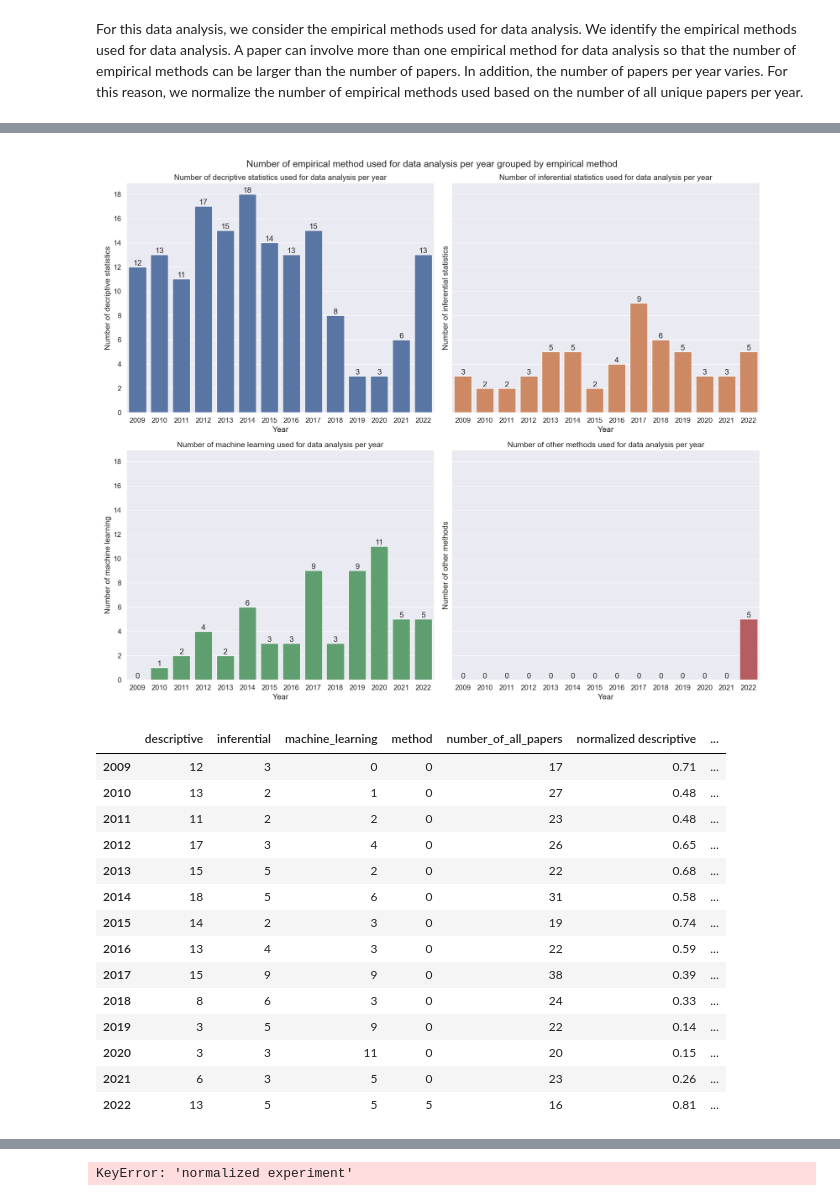
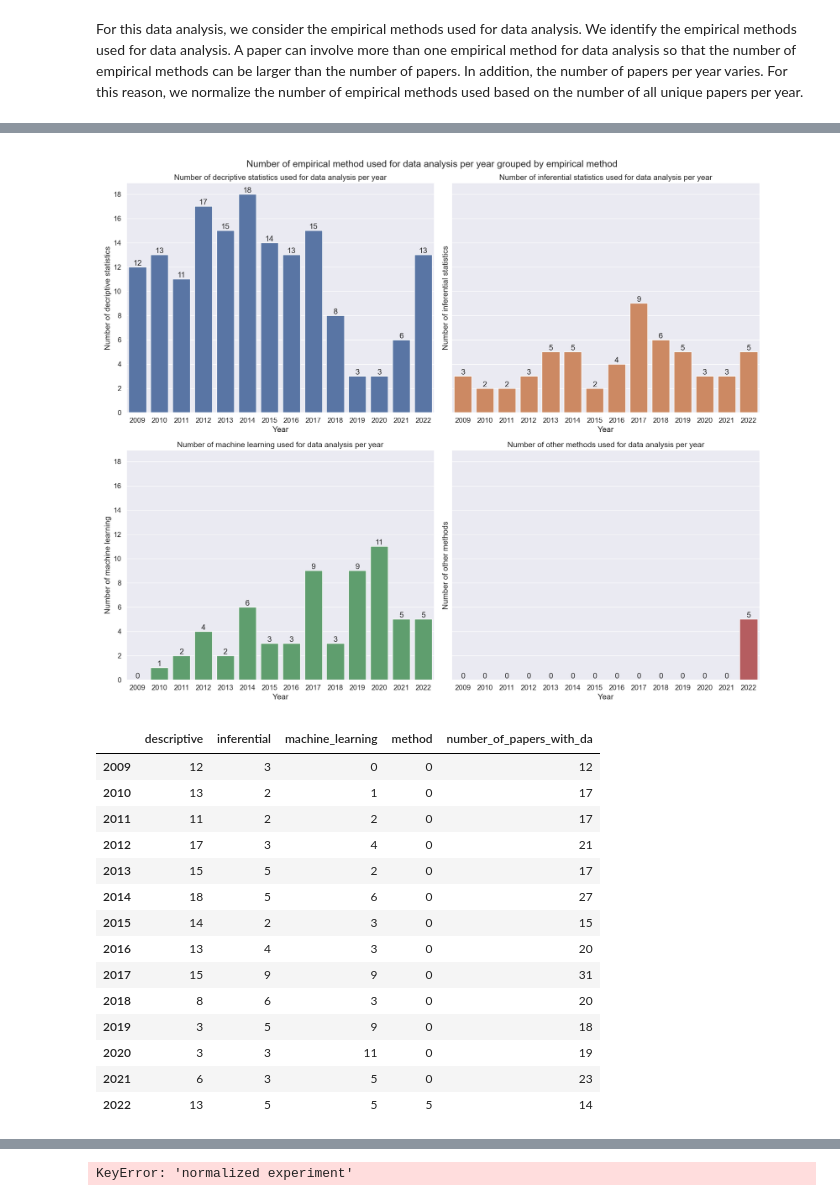
Before and after one commit to okarras/EmpiRE-Analysis, a Jupyter notebook: empire-analysis.ipynb, the cells around one changed output, grey strips where cells are left out. Drawn from its saved outputs; the diff is of its cells as text; code cells hidden in the pictures.

```diff
--- a/empire-analysis.ipynb
+++ b/empire-analysis.ipynb
@@ -691,8 +691,9 @@ plt.show()
 # %% [markdown]
 For this data analysis, we consider the empirical methods used for data analysis. We identify the empirical methods used for data analysis. A paper can involve more than one empirical method for data analysis so that the number of empirical methods can be larger than the number of papers. In addition, the number of papers per year varies. For this reason, we normalize the number of empirical methods used based on the number of all unique papers per year.
 # %%
+df_query_2_2 = df_query_2_2[df_query_2_2.da_label != 'no analysis']
 all_papers_per_year = pd.DataFrame(df_query_2_2.drop_duplicates(subset=['paper']).reset_index(drop=True)['year'].value_counts())
-all_papers_per_year.columns = ['number_of_all_papers']
+all_papers_per_year.columns = ['number_of_papers_with_da']
 all_papers_per_year = all_papers_per_year.sort_index()
 #display(all_papers_per_year)
 
@@ -714,49 +715,49 @@ figure, axis = plt.subplots(2, 2, figsize=(18, 15), sharey=True)
 bar1 = sns.barplot(data = result, x = result.index, y='descriptive', ax=axis[0,0], color=sns.color_palette()[0])
 bar1.bar_label(bar1.containers[0])
 bar1.yaxis.set_major_locator(MaxNLocator(integer=True))
 bar2 = sns.barplot(data = result, x = result.index, y='inferential', ax=axis[0,1], color=sns.color_palette()[1])
 bar2.bar_label(bar2.containers[0])
 bar2.yaxis.set_major_locator(MaxNLocator(integer=True))
 bar3 = sns.barplot(data = result, x = result.index, y='machine_learning', ax=axis[1,0], color=sns.color_palette()[2])
 bar3.bar_label(bar3.containers[0])
 bar3.yaxis.set_major_locator(MaxNLocator(integer=True))
 bar4 = sns.barplot(data = result, x = result.index, y='method', ax=axis[1,1], color=sns.color_palette()[3])
 bar4.bar_label(bar4.containers[0])
 bar4.yaxis.set_major_locator(MaxNLocator(integer=True))
 
 # Set titles
 plt.suptitle("Number of empirical method used for data analysis per year grouped by empirical method")
 bar1.set(title = 'Number of decriptive statistics used for data analysis per year', ylabel='Number of decriptive statistics', xlabel='Year')
 bar2.set(title = 'Number of inferential statistics used for data analysis per year', ylabel='Number of inferential statistics', xlabel='Year')
 bar3.set(title = 'Number of machine learning used for data analysis per year', ylabel='Number of machine learning', xlabel='Year')
 bar4.set(title = 'Number of other methods used for data analysis per year', ylabel='Number of other methods', xlabel='Year')
 
 # Set spacing between subplots
 figure.tight_layout()
 plt.savefig('Figures/CQ2/da_number_of_empirical_methods_used_grouped_by_method.png', dpi=300)
 plt.show()
 
 result = pd.concat([result, all_papers_per_year], axis=1)
-result['normalized descriptive'] = (result['descriptive'] / result['number_of_all_papers']).round(2)
-result['normalized inferential'] = (result['inferential'] / result['number_of_all_papers']).round(2)
-result['normalized machine_learning'] = (result['machine_learning'] / result['number_of_all_papers']).round(2)
-result['normalized method'] = (result['method'] / result['number_of_all_papers']).round(2)
+result['normalized descriptive'] = (result['descriptive'] / result['number_of_papers_with_da']).round(2)
+result['normalized inferential'] = (result['inferential'] / result['number_of_papers_with_da']).round(2)
+result['normalized machine_learning'] = (result['machine_learning'] / result['number_of_papers_with_da']).round(2)
+result['normalized method'] = (result['method'] / result['number_of_papers_with_da']).round(2)
 display(result)
 # %% [output]
 [figure]
 [figure]
-|  | descriptive | inferential | machine_learning | method | number_of_all_papers | normalized descriptive | ... |
-| 2009 | 12 | 3 | 0 | 0 | 17 | 0.71 | ... |
-| 2010 | 13 | 2 | 1 | 0 | 27 | 0.48 | ... |
-| 2011 | 11 | 2 | 2 | 0 | 23 | 0.48 | ... |
-| 2012 | 17 | 3 | 4 | 0 | 26 | 0.65 | ... |
-| 2013 | 15 | 5 | 2 | 0 | 22 | 0.68 | ... |
-| 2014 | 18 | 5 | 6 | 0 | 31 | 0.58 | ... |
-| 2015 | 14 | 2 | 3 | 0 | 19 | 0.74 | ... |
-| 2016 | 13 | 4 | 3 | 0 | 22 | 0.59 | ... |
-| 2017 | 15 | 9 | 9 | 0 | 38 | 0.39 | ... |
-| 2018 | 8 | 6 | 3 | 0 | 24 | 0.33 | ... |
-| 2019 | 3 | 5 | 9 | 0 | 22 | 0.14 | ... |
-| 2020 | 3 | 3 | 11 | 0 | 20 | 0.15 | ... |
-| 2021 | 6 | 3 | 5 | 0 | 23 | 0.26 | ... |
-| 2022 | 13 | 5 | 5 | 5 | 16 | 0.81 | ... |
+|  | descriptive | inferential | machine_learning | method | number_of_papers_with_da |
+| 2009 | 12 | 3 | 0 | 0 | 12 |
+| 2010 | 13 | 2 | 1 | 0 | 17 |
+| 2011 | 11 | 2 | 2 | 0 | 17 |
+| 2012 | 17 | 3 | 4 | 0 | 21 |
+| 2013 | 15 | 5 | 2 | 0 | 17 |
+| 2014 | 18 | 5 | 6 | 0 | 27 |
+| 2015 | 14 | 2 | 3 | 0 | 15 |
+| 2016 | 13 | 4 | 3 | 0 | 20 |
+| 2017 | 15 | 9 | 9 | 0 | 31 |
+| 2018 | 8 | 6 | 3 | 0 | 20 |
+| 2019 | 3 | 5 | 9 | 0 | 18 |
+| 2020 | 3 | 3 | 11 | 0 | 19 |
+| 2021 | 6 | 3 | 5 | 0 | 23 |
+| 2022 | 13 | 5 | 5 | 5 | 14 |
```
Also changed, not shown: parts of 3 cells of this notebook, 8 other files.
